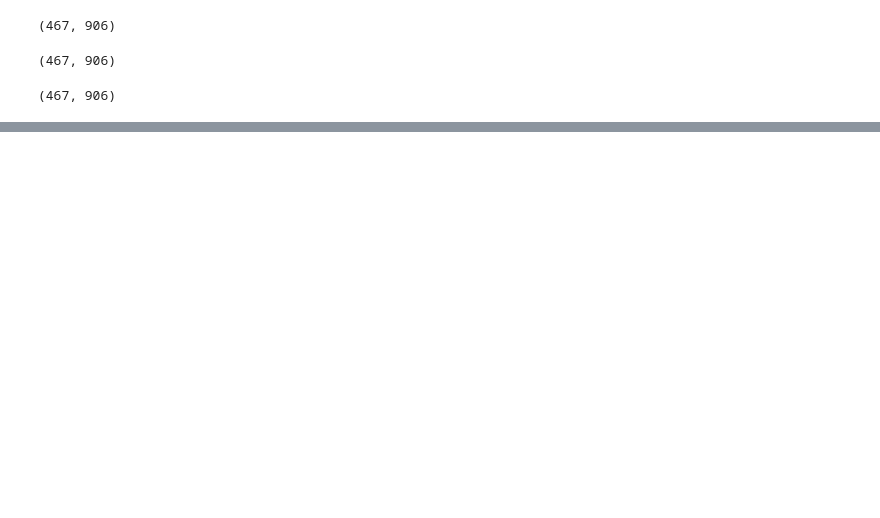
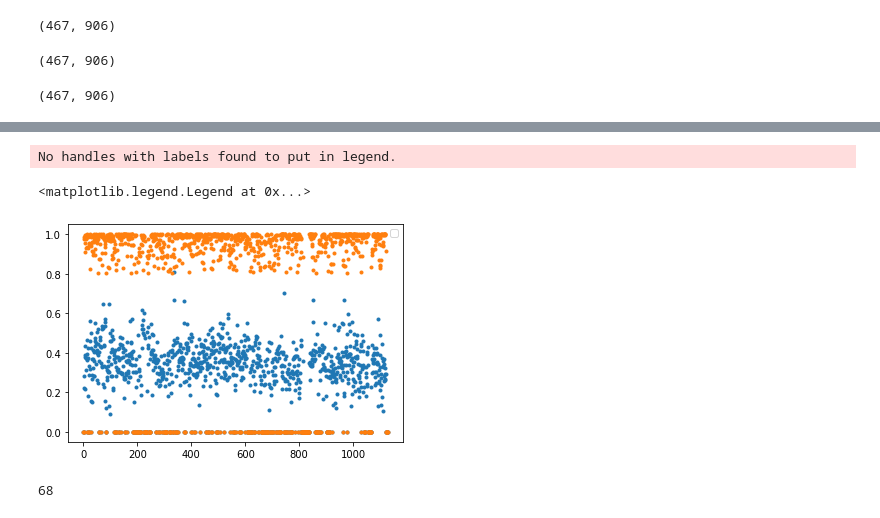
Before and after one commit to boldwren/eye-tracking, a Jupyter notebook: eye-contact.ipynb, the cells around one changed output, grey strips where cells are left out. Drawn from its saved outputs; the diff is of its cells as text; code cells hidden in the pictures; blank space fills up the shorter version.

```diff
--- a/eye-contact.ipynb
+++ b/eye-contact.ipynb
@@ -427,0 +458,16 @@ for filename, face in faces:
+# %%
+pyplot.figure()
+eyes = [
+    (
+        eye_score_for_file(filename),
+        max((i for (i, _) in detect_dnn_with_scores(filename)), default=0)
+    )
+    for (i, filename) in enumerate(files)
+    if 'Beertje96' in filename
+]
+pyplot.plot(eyes, linestyle='', marker='.')
+pyplot.legend()
+# %% [output]
+No handles with labels found to put in legend.
+<matplotlib.legend.Legend at 0x...>
+[figure, added]
@@ -427,0 +478,4 @@ for filename, face in faces:
+# %%
+len(face.parts())
+# %% [output]
+68
```
Also changed, not shown: parts of 11 cells of this notebook.
